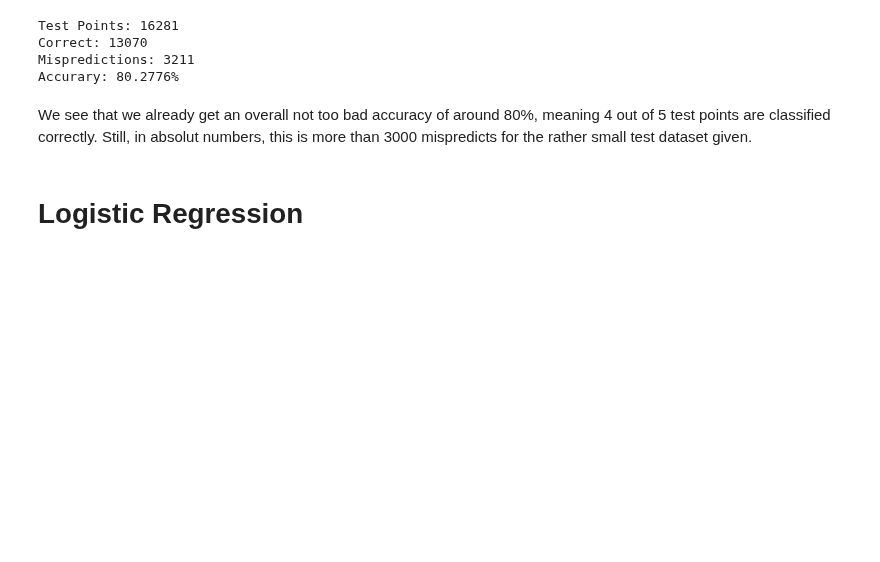
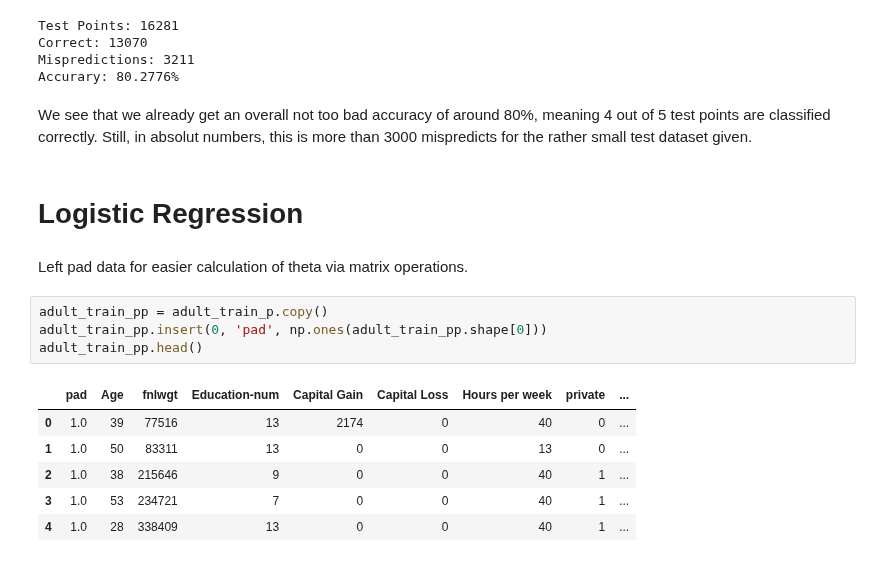
Before and after one commit to 0xLeon/MachLearn-Exercises, a Jupyter notebook: Jupyter/MachLearnExercises03.ipynb, the cells around one changed output. Cells and saved outputs as stored; diff of their text form; blank space fills up the shorter version.

```diff
--- a/Jupyter/MachLearnExercises03.ipynb
+++ b/Jupyter/MachLearnExercises03.ipynb
@@ -207,3 +207,16 @@ Accurary: 80.2776%
 We see that we already get an overall not too bad accuracy of around 80%, meaning 4 out of 5 test points are classified correctly. Still, in absolut numbers, this is more than 3000 mispredicts for the rather small test dataset given.
 # %% [markdown]
 # Logistic Regression
+# %% [markdown]
+Left pad data for easier calculation of theta via matrix operations.
+# %%
+adult_train_pp = adult_train_p.copy()
+adult_train_pp.insert(0, 'pad', np.ones(adult_train_pp.shape[0]))
+adult_train_pp.head()
+# %% [output]
+|  | pad | Age | fnlwgt | Education-num | Capital Gain | Capital Loss | Hours per week | private | ... |
+| 0 | 1.0 | 39 | 77516 | 13 | 2174 | 0 | 40 | 0 | ... |
+| 1 | 1.0 | 50 | 83311 | 13 | 0 | 0 | 13 | 0 | ... |
+| 2 | 1.0 | 38 | 215646 | 9 | 0 | 0 | 40 | 1 | ... |
+| 3 | 1.0 | 53 | 234721 | 7 | 0 | 0 | 40 | 1 | ... |
+| 4 | 1.0 | 28 | 338409 | 13 | 0 | 0 | 40 | 1 | ... |
```
Also changed, not shown: parts of 1 cell of this notebook.
